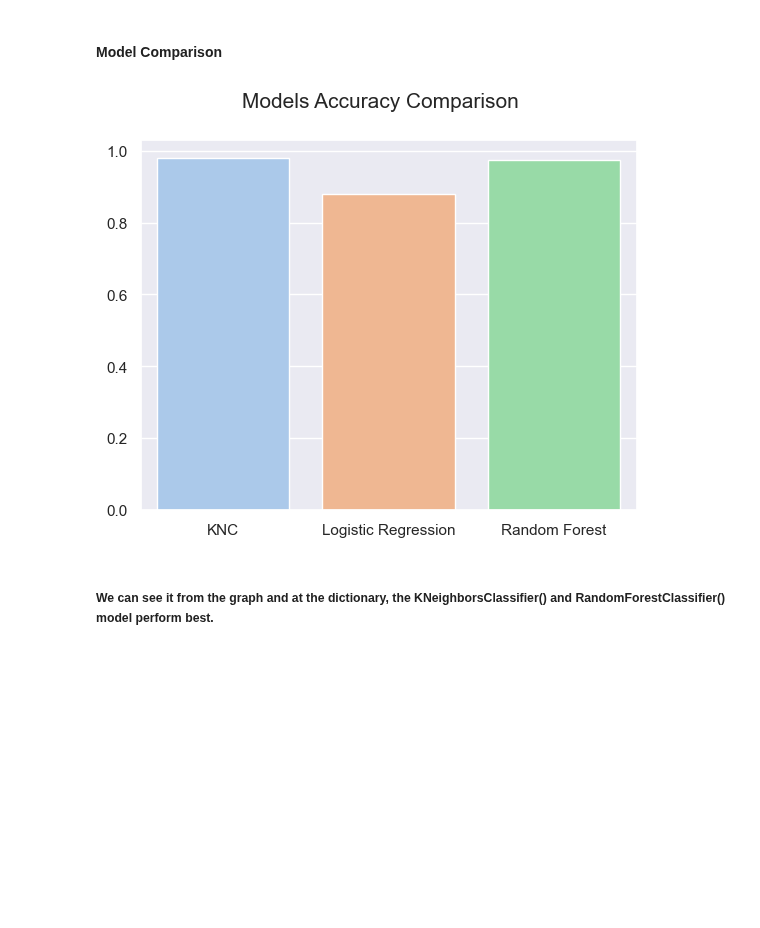
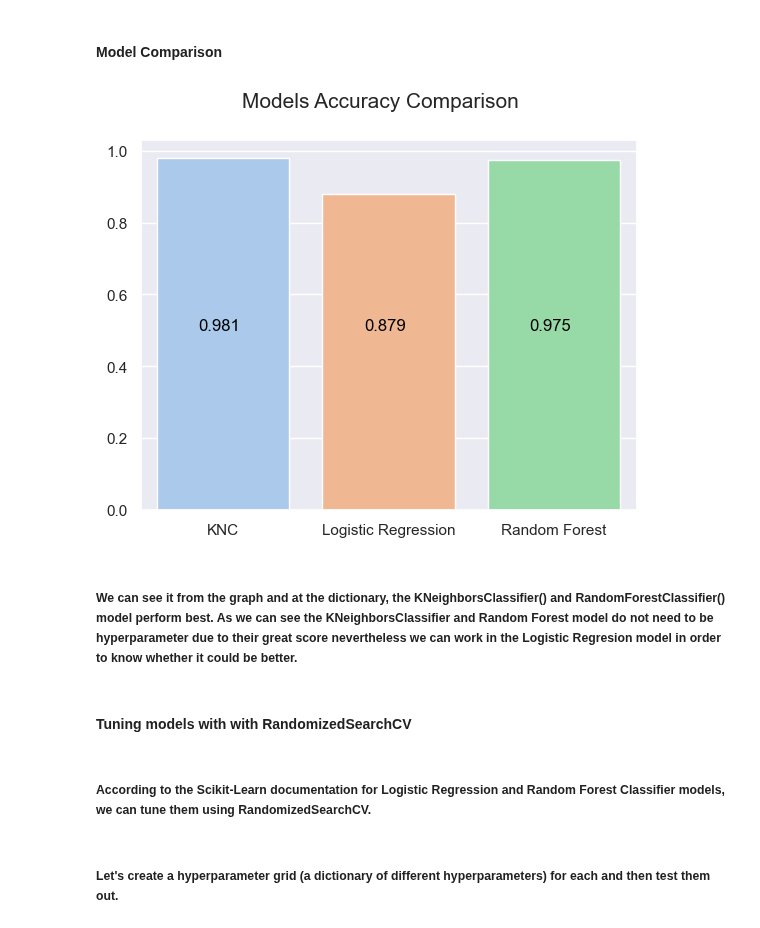
Before and after one commit to alonsobern/Data-Mining-Machine-Learning, a Jupyter notebook: Banana Quality/Banana_Quality.ipynb, the cells around one changed output. Saved outputs shown, nothing was run; the diff lists cells and outputs as text; code cells hidden in the pictures; blank space fills up the shorter version.

```diff
--- a/Banana Quality/Banana_Quality.ipynb
+++ b/Banana Quality/Banana_Quality.ipynb
@@ -440,10 +440,18 @@ model_scores
 # %%
 model_comparison = pd.DataFrame(model_scores, index=["accuracy"])
 sns.set(style="darkgrid", palette="pastel")
 plt.suptitle("Models Accuracy Comparison", fontsize=15)
 sns.barplot(data=model_comparison)
+for index, value in enumerate(model_scores.values()):
+    plt.text(x=index-0.15, y=0.5, s=round(value,3), color="black")
 plt.show()
 # %% [output]
-[figure, old version]
+[figure, new version]
 # %% [markdown]
-##### We can see it from the graph and at the dictionary, the **KNeighborsClassifier()** and **RandomForestClassifier()** model perform best.
+##### We can see it from the graph and at the dictionary, the **KNeighborsClassifier()** and **RandomForestClassifier()** model perform best. As we can see the KNeighborsClassifier and Random Forest model do not need to be **hyperparameter** due to their great score nevertheless we can work in the Logistic Regresion model in order to know whether it could be better.
+# %% [markdown]
+#### **Tuning models with with RandomizedSearchCV**
+# %% [markdown]
+##### According to the Scikit-Learn documentation for Logistic Regression and Random Forest Classifier models, we can tune them using RandomizedSearchCV.
+# %% [markdown]
+##### Let's create a hyperparameter grid (a dictionary of different hyperparameters) for each and then test them out.
```
Also changed, not shown: parts of 2 cells of this notebook.
